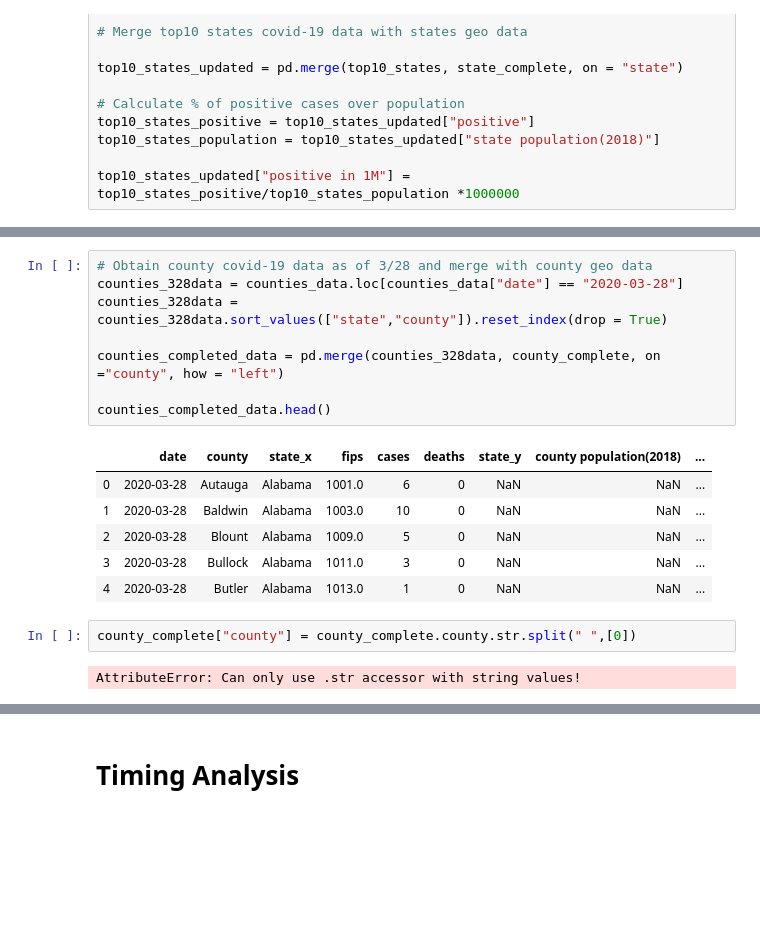
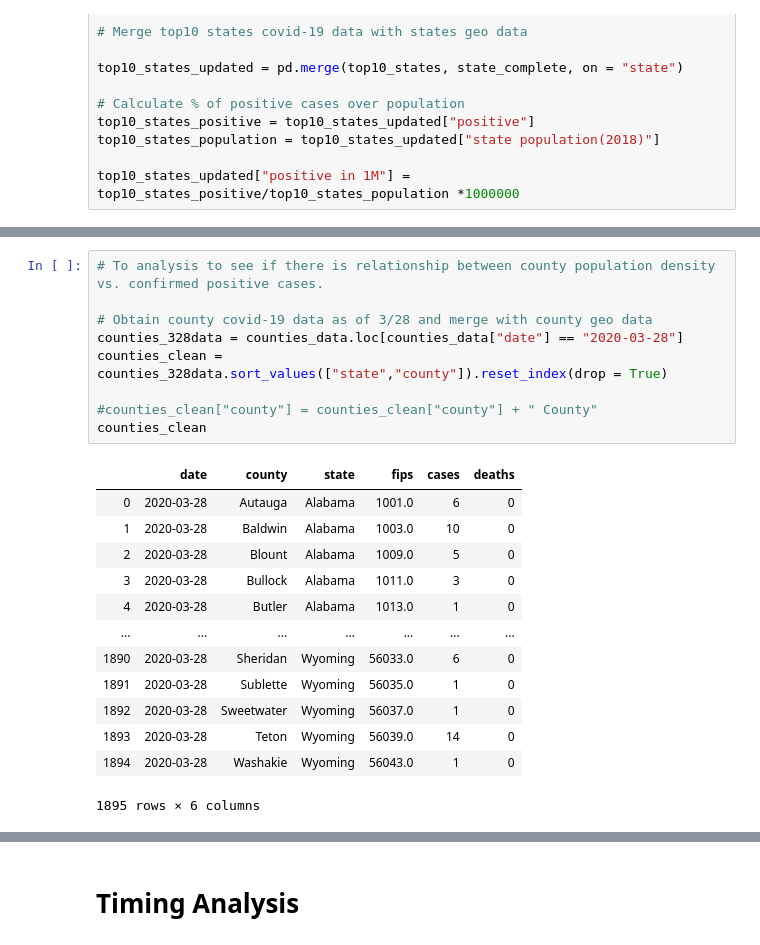
Before and after one commit to sereneys/Databootcamp-project-1, a Jupyter notebook: Covid-19-US-Analysis.ipynb, the cells around one changed output, grey strips where cells are left out. Saved outputs shown, nothing was run; the diff lists cells and outputs as text; blank space fills up the shorter version.

```diff
--- a/Covid-19-US-Analysis.ipynb
+++ b/Covid-19-US-Analysis.ipynb
@@ -420,21 +534,25 @@ plt.show()
 The correlation between both factors is 0.00358
 [figure]
 # %%
+# To analysis to see if there is relationship between county population density vs. confirmed positive cases.
+
 # Obtain county covid-19 data as of 3/28 and merge with county geo data
 counties_328data = counties_data.loc[counties_data["date"] == "2020-03-28"]
-counties_328data = counties_328data.sort_values(["state","county"]).reset_index(drop = True)
+counties_clean = counties_328data.sort_values(["state","county"]).reset_index(drop = True)
 
-counties_completed_data = pd.merge(counties_328data, county_complete, on ="county", how = "left")
-
-counties_completed_data.head()
+#counties_clean["county"] = counties_clean["county"] + " County"
+counties_clean
 # %% [output]
-|  | date | county | state_x | fips | cases | deaths | state_y | county population(2018) | ... |
-| 0 | 2020-03-28 | Autauga | Alabama | 1001.0 | 6 | 0 | NaN | NaN | ... |
-| 1 | 2020-03-28 | Baldwin | Alabama | 1003.0 | 10 | 0 | NaN | NaN | ... |
-| 2 | 2020-03-28 | Blount | Alabama | 1009.0 | 5 | 0 | NaN | NaN | ... |
-| 3 | 2020-03-28 | Bullock | Alabama | 1011.0 | 3 | 0 | NaN | NaN | ... |
-| 4 | 2020-03-28 | Butler | Alabama | 1013.0 | 1 | 0 | NaN | NaN | ... |
+|  | date | county | state | fips | cases | deaths |
+| 0 | 2020-03-28 | Autauga | Alabama | 1001.0 | 6 | 0 |
+| 1 | 2020-03-28 | Baldwin | Alabama | 1003.0 | 10 | 0 |
+| 2 | 2020-03-28 | Blount | Alabama | 1009.0 | 5 | 0 |
+| 3 | 2020-03-28 | Bullock | Alabama | 1011.0 | 3 | 0 |
+| 4 | 2020-03-28 | Butler | Alabama | 1013.0 | 1 | 0 |
+| ... | ... | ... | ... | ... | ... | ... |
+| 1890 | 2020-03-28 | Sheridan | Wyoming | 56033.0 | 6 | 0 |
+| 1891 | 2020-03-28 | Sublette | Wyoming | 56035.0 | 1 | 0 |
+| 1892 | 2020-03-28 | Sweetwater | Wyoming | 56037.0 | 1 | 0 |
+| 1893 | 2020-03-28 | Teton | Wyoming | 56039.0 | 14 | 0 |
+| 1894 | 2020-03-28 | Washakie | Wyoming | 56043.0 | 1 | 0 |
+1895 rows × 6 columns
-# %%
-county_complete["county"] = county_complete.county.str.split(" ",[0])
-# %% [output]
-AttributeError: Can only use .str accessor with string values!
```
Also changed, not shown: parts of 48 cells of this notebook, 18 other files.
